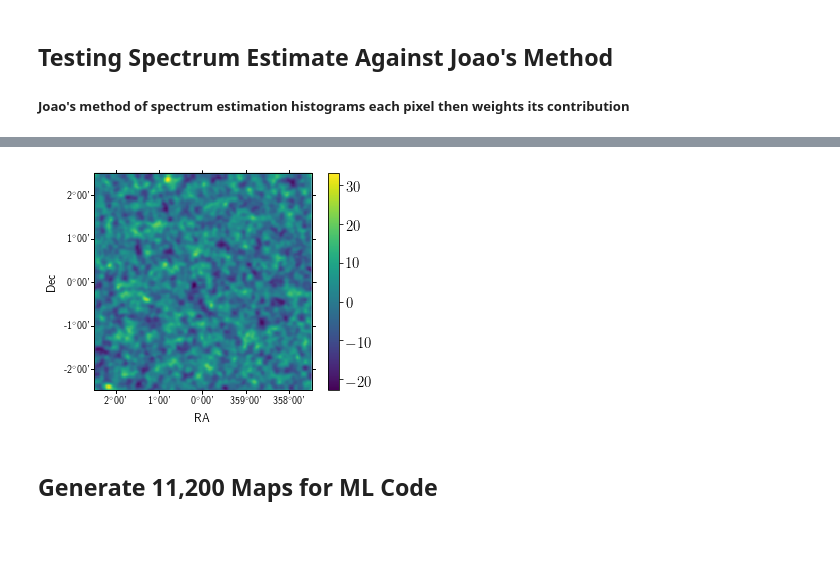
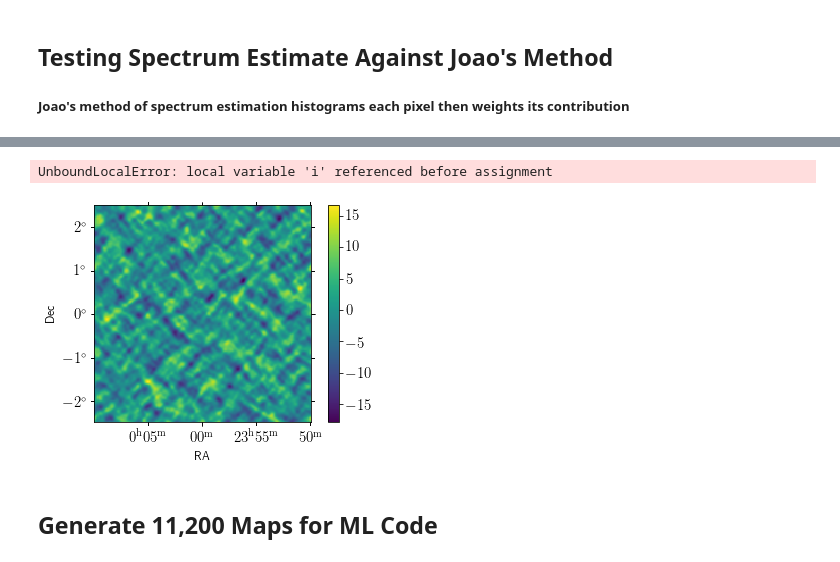
Before and after one commit to deepskies/DeepCMBsim, a Jupyter notebook: Unlensed Temperature Maps.ipynb, the cells around one changed output, grey strips where cells are left out. Saved outputs shown, nothing was run; the diff lists cells and outputs as text; code cells hidden in the pictures; blank space fills up the shorter version.

```diff
--- a/Unlensed Temperature Maps.ipynb
+++ b/Unlensed Temperature Maps.ipynb
@@ -22,0 +29,15 @@ from scipy.interpolate import interp1d
+# %%
+# Create the empty map object with the resolution that we want
+# Set parameters for empy map with resolution
+
+pixels = 192. #192 pixels on each degrees
+degrees = 5 #5 degrees on each degrees
+
+reso = degrees/pixels
+reso_arcmin = reso*60
+dx = reso*np.pi/180.0 #Resolution in radians
+
+lmax = 180./reso #Maximum l-mode achievable given these parameters
+lstep = lmax*2/pixels
+
+tfac = dx/pixels #converts from pixels to radians
@@ -22,0 +55,3 @@ from scipy.interpolate import interp1d
+# %%
+# This is the map object that will be used to generate the fake CMB maps
+fmi = fm.FlatMapInfo(w, nx=nx, ny=ny, lx=degrees, ly=degrees)
@@ -100,3 +304,0 @@ w.wcs.ctype = ["RA---AIR", "DEC--AIR"] #Airy projection; can be adjusted. Previo
-# %%
-# This is the map object that will be used to generate the fake CMB maps
-fmi = fm.FlatMapInfo(w, nx=nx, ny=ny, lx=side, ly=side)
@@ -388,7 +476,11 @@ mpt, mpe, mpb = nmt.synfast_flat(int(fmi.nx),int(fmi.ny),fmi.lx_rad,fmi.ly_rad,n
+# %%
+maps = generate_maps(spectra_dict, fmi, 1, TQU_maps=True)
+# %% [output]
+UnboundLocalError: local variable 'i' referenced before assignment
 # %%
 #Demo of randomly generated map
-fmi.view_map(mpe.flatten())
+fmi.view_map(mpu.flatten())
 # %% [output]
-[figure, old version]
+[figure, new version]
 # %% [markdown]
 ## Generate 11,200 Maps for ML Code
```
Also changed, not shown: parts of 66 cells of this notebook.
